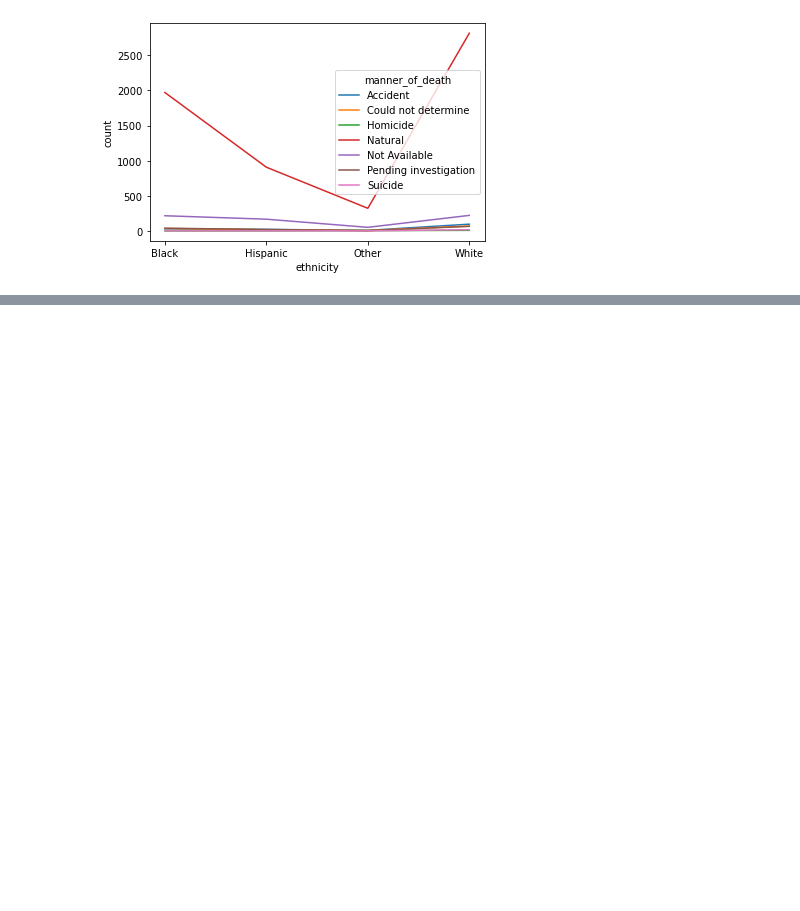
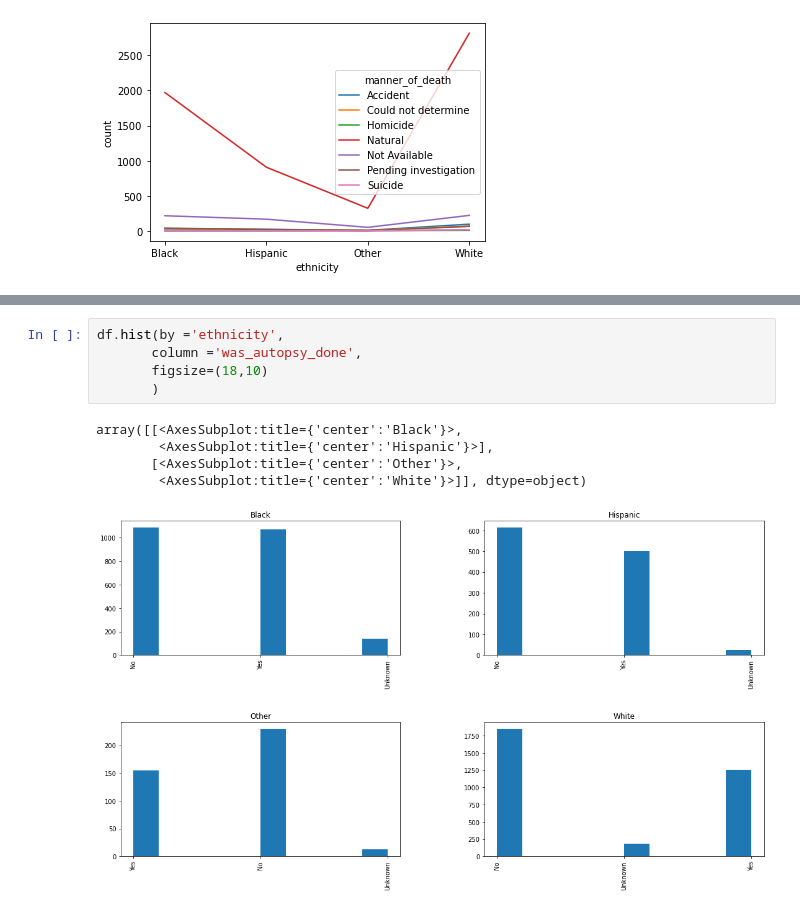
Before and after one commit to andrezafeu/maternal_mortality, a Jupyter notebook: EDA.ipynb, the cells around one changed output, grey strips where cells are left out. Saved outputs shown, nothing was run; the diff lists cells and outputs as text; blank space fills up the shorter version.

```diff
--- a/EDA.ipynb
+++ b/EDA.ipynb
@@ -852 +850,12 @@ array([[<matplotlib.axes._subplots.AxesSubplot object at 0x...>,
 [figure]
+# %%
+df.hist(by ='ethnicity',
+       column ='was_autopsy_done',
+       figsize=(18,10)
+       )
+# %% [output]
+array([[<AxesSubplot:title={'center':'Black'}>,
+        <AxesSubplot:title={'center':'Hispanic'}>],
+       [<AxesSubplot:title={'center':'Other'}>,
+        <AxesSubplot:title={'center':'White'}>]], dtype=object)
+[figure, added]
```
Also changed, not shown: parts of 21 cells of this notebook.
